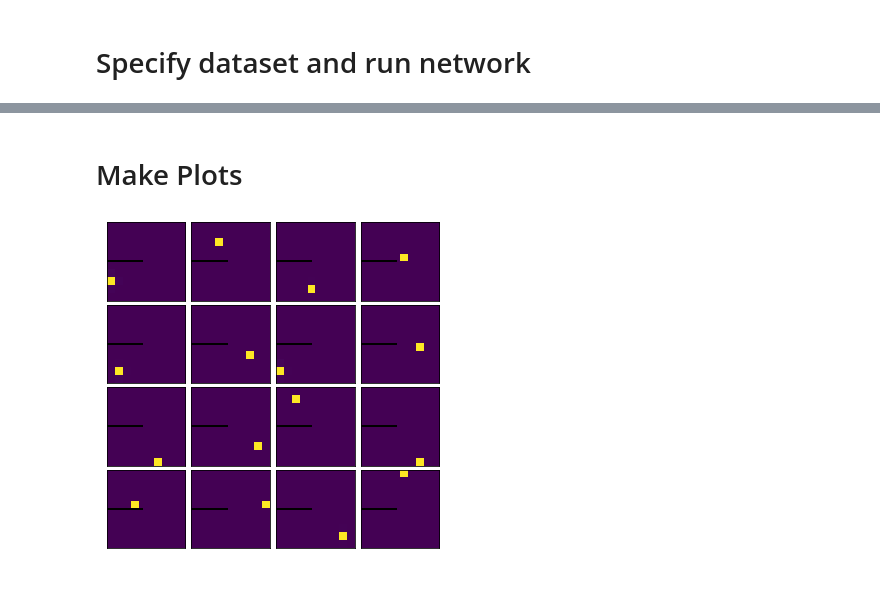
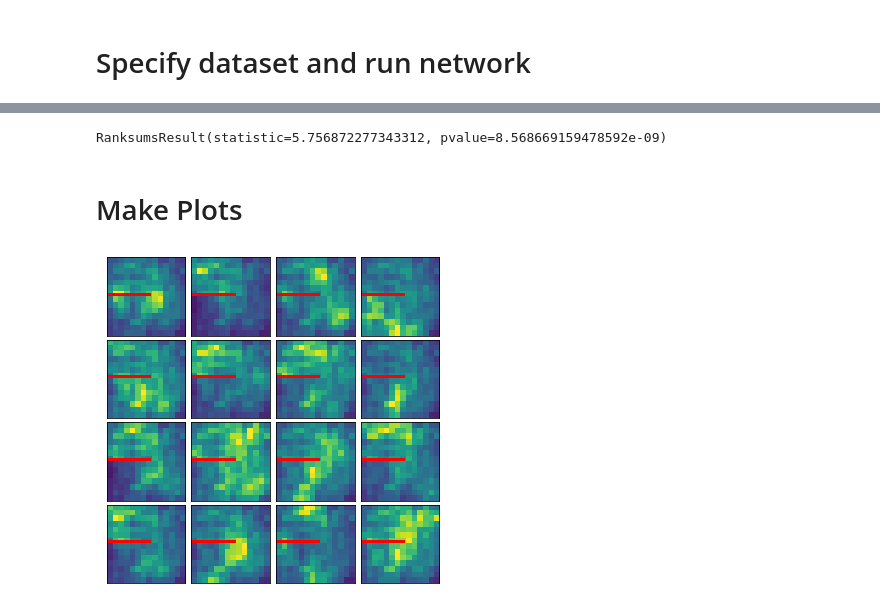
Before and after one commit to chingf/sr-project, a Jupyter notebook: notebooks/5f-place-field-barriers.ipynb, the cells around one changed output, grey strips where cells are left out. Cells and saved outputs as stored; diff of their text form; code cells hidden in the pictures.

```diff
--- a/notebooks/5f-place-field-barriers.ipynb
+++ b/notebooks/5f-place-field-barriers.ipynb
@@ -114,4 +177,12 @@ Finished Training
 # %%
-walk_xs = dset.xs
-walk_ys = dset.ys
-arena_length = int(np.sqrt(dset.num_states))
+barrier_xs = barrier_dset.xs
+barrier_ys = barrier_dset.ys
+reg_xs = reg_dset.xs
+reg_ys = reg_dset.ys
+arena_length = int(np.sqrt(barrier_dset.num_states))
+# %%
+barrier_locs = []
+wall = arena_length//2
+for x in [wall-2, wall-1, wall, wall+1]:
+    for y in np.arange(min(7, wall+1)):
+        barrier_locs.append(x*arena_length + y)
@@ -117,0 +239,15 @@ arena_length = int(np.sqrt(dset.num_states))
+# %%
+fig, ax = plt.subplots(figsize=(6.4*0.5, 4.8))
+df = pd.DataFrame({'Spatial Similarity': corrs, 'Condition': condn})
+sns.barplot(
+    x='Condition', y='Spatial Similarity', data=df, ax=ax,
+    palette=['lightgrey', 'dimgray']
+    )
+plt.ylim(0, 1.7)
+plt.plot([0, 0, 1, 1], [1.4, 1.5, 1.5, 1.4], lw=1.5, c='k')
+plt.text((0+1)/2, 1.5, "***", ha='center', va='bottom', color='k')
+plt.xlabel('Condition', fontsize=16)
+plt.xticks(fontsize=14)
+plt.yticks(fontsize=14)
+plt.ylabel('Spatial Similarity', fontsize=16)
+plt.show()
@@ -118,36 +256,45 @@ arena_length = int(np.sqrt(dset.num_states))
+# %%
+from scipy.stats import ranksums
+ranksums(corrs[condn=='Far'], corrs[condn=='Near'])
+# %% [output]
+RanksumsResult(statistic=5.756872277343312, pvalue=8.568669159478592e-09)
 # %% [markdown]
 # Make Plots
+# %%
+walk_xs = barrier_dset.xs
+walk_ys = barrier_dset.ys
+arena_length = int(np.sqrt(barrier_dset.num_states))
 # %%
 import matplotlib.gridspec as gridspec
 
 grid_x = 4; grid_y = 4;
 
 plt.figure(figsize = (6, 6))
 gs1 = gridspec.GridSpec(grid_x, grid_y)
 gs1.update(wspace=0.05, hspace=0.05) # set the spacing between axes.
 
-neurs = np.arange(outputs.shape[1])
+neurs = np.array(barrier_neurs)
 np.random.shuffle(neurs)
 
 idx = 0
 for neur in neurs:
     firing_field = np.zeros((arena_length, arena_length))*np.nan
     for x in range(arena_length):
         for y in range(arena_length):
-            frame_idxs = np.logical_and(walk_xs == x, walk_ys == y)
-            fr = np.nanmean(outputs[frame_idxs, neur])
+            frame_idxs = np.logical_and(barrier_xs == x, barrier_ys == y)
+            fr = np.nanmean(barrier_outputs[frame_idxs, neur])
             firing_field[x,y] = fr
     firing_field[np.isnan(firing_field)] = 0
     if not np.any(firing_field > 0): continue
     ax = plt.subplot(gs1[idx])
     plt.axis('on')
     ax.imshow(firing_field/firing_field.max(), vmin=0, vmax=1)
-    ax.plot([-0.5, 4.], [4.5, 4.5], 'black', linewidth=2)
+    ax.plot([-0.5, arena_length/2], [arena_length//2 -1, arena_length//2 -1], 'red', linewidth=3)
     ax.set_xticks([])
     ax.set_yticks([])
 
     idx += 1
     if idx == grid_x*grid_y: break
 plt.show()
 # %% [output]
-[figure, old version]
+[figure, new version]
```
Also changed, not shown: parts of 16 cells of this notebook, 5 other files.
